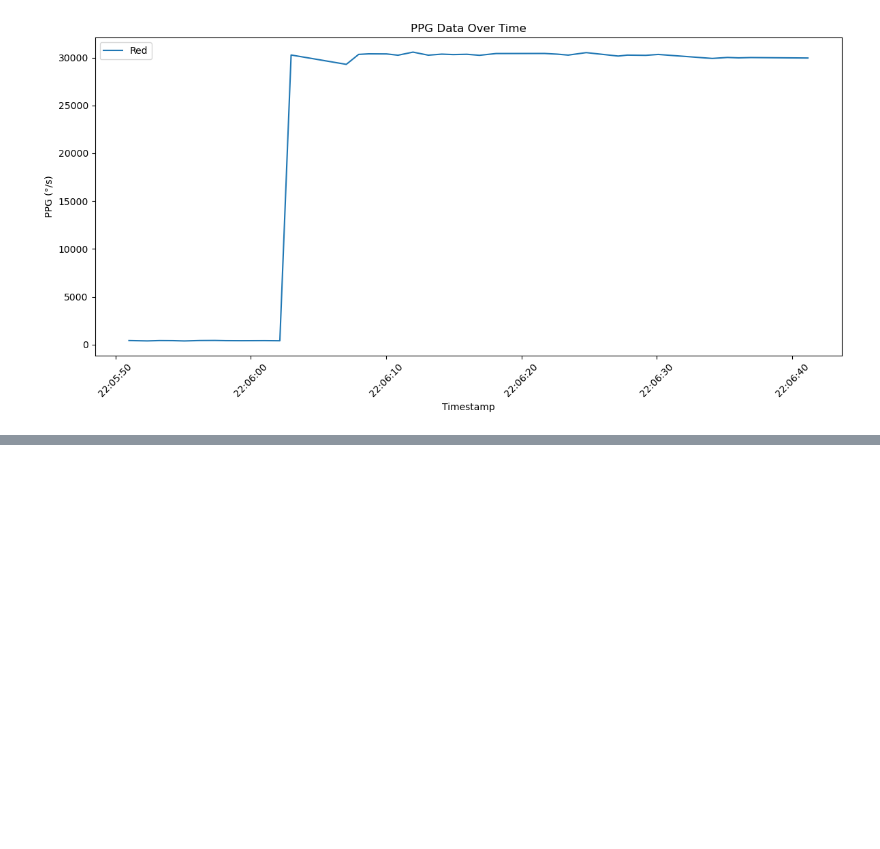
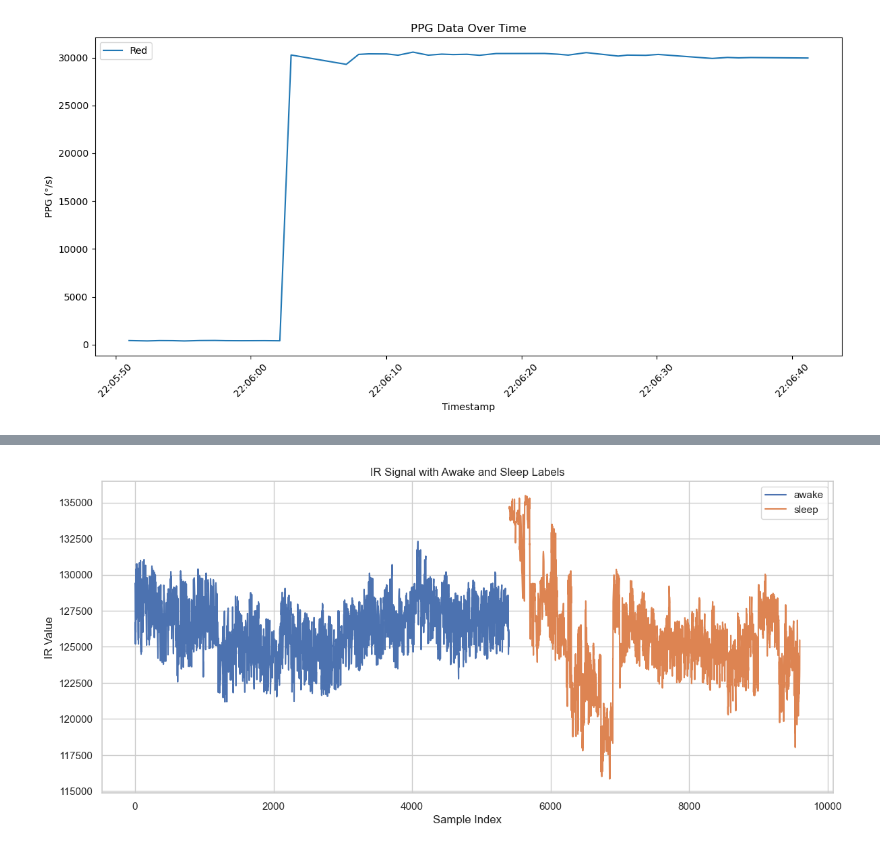
Before and after one commit to phucnguyenhoank/awake_or_sleep, a Jupyter notebook: plot_data.ipynb, the cells around one changed output, grey strips where cells are left out. Cells and saved outputs as stored; diff of their text form; code cells hidden in the pictures; blank space fills up the shorter version.

Commit message:
collect sample before training

```diff
--- a/plot_data.ipynb
+++ b/plot_data.ipynb
@@ -127,0 +61,22 @@ plt.show()
+# %%
+import pandas as pd
+import matplotlib.pyplot as plt
+
+# Load merged data
+data = pd.read_csv('./aos_data/merged_phuc_data.csv')
+
+# Plot IR data with labels
+plt.figure(figsize=(14, 6))
+for label in data['Label'].unique():
+    subset = data[data['Label'] == label]
+    plt.plot(subset.index, subset['IR'], label=label)
+
+# Formatting the plot
+plt.title("IR Signal with Awake and Sleep Labels")
+plt.xlabel("Sample Index")
+plt.ylabel("IR Value")
+plt.legend()
+plt.grid(True)
+plt.show()
+# %% [output]
+[figure, added]
```
Also changed, not shown: parts of 1 cell of this notebook, 46 other files.
